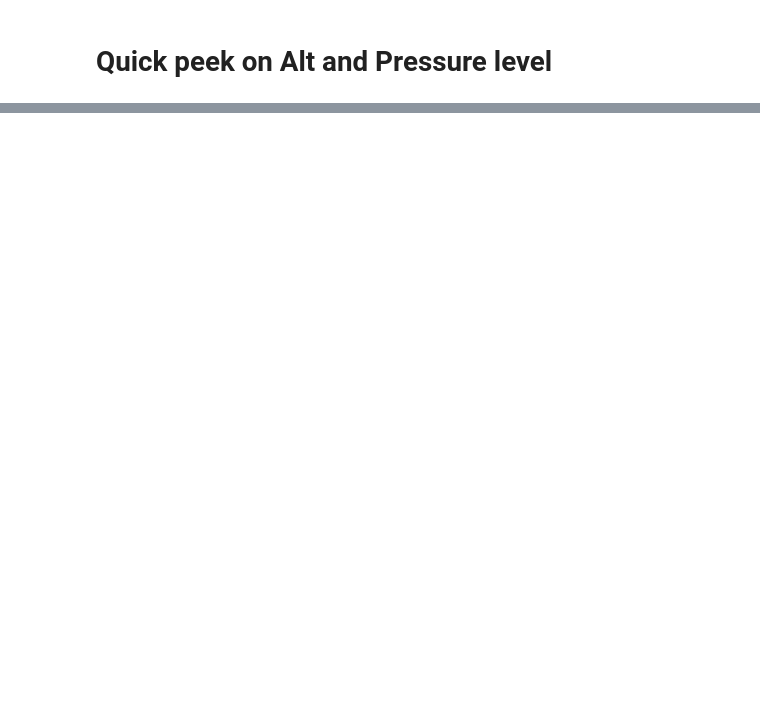
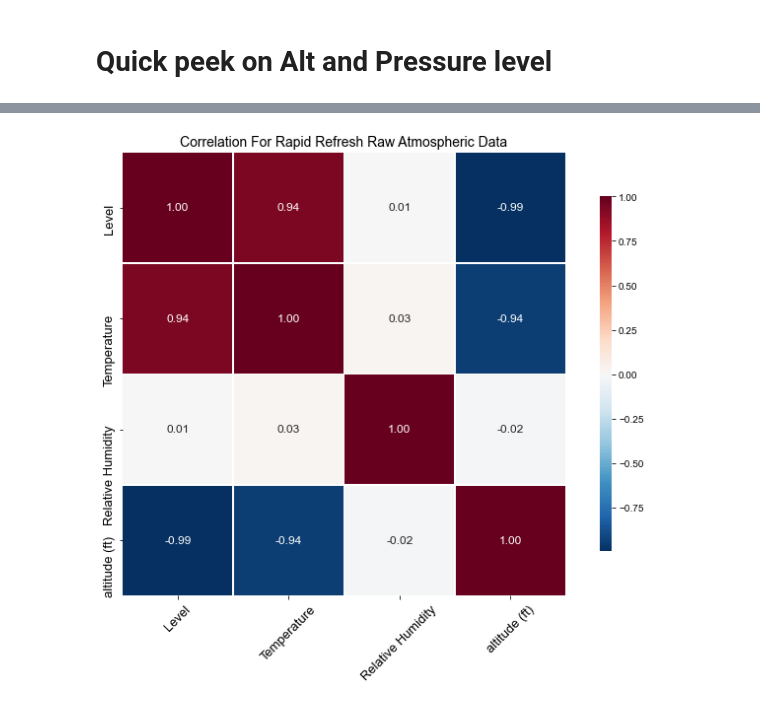
Before and after one commit to Fraolabebe/Team-SkySci-Analytics, a Jupyter notebook: Atmospheric Data Scraper/MonthlyAtmosphericData - Cleanup.ipynb, the cells around one changed output, grey strips where cells are left out. Drawn from its saved outputs; the diff is of its cells as text; code cells hidden in the pictures; blank space fills up the shorter version.

```diff
--- a/Atmospheric Data Scraper/MonthlyAtmosphericData - Cleanup.ipynb
+++ b/Atmospheric Data Scraper/MonthlyAtmosphericData - Cleanup.ipynb
@@ -213,25 +205,27 @@ plt.show()
 # %%
-corr_data = clean_data[['Level', 'Temperature', 'Humidity','altitude (ft)','Dewpt' ]]
+corr_data = clean_data[['Level', 'Temperature', 'Relative Humidity','altitude (ft)' ]]
 # Calculate the correlation matrix
 correlation_matrix = corr_data.corr()
 
 # Set the size of the plot (optional)
 plt.figure(figsize=(10, 8))
 
 # Generate the heatmap with some customizations
 sns.heatmap(correlation_matrix, annot=True, cmap='RdBu_r', fmt='.2f', linewidths=0.5,
             annot_kws={"size": 12}, square=True, cbar=True, cbar_kws={"shrink": 0.8, "aspect": 30})
 
 
 sns.set_style('white')
 sns.set_palette('gray')
 plt.grid(False)
 
 plt.title('Correlation For Rapid Refresh Raw Atmospheric Data', fontsize=14)
 # Adjust tick label font size and rotation
 plt.xticks(fontsize=13, rotation=45)
 plt.yticks(fontsize=13)
 
 # Show the plot
 plt.tight_layout()
 plt.show()
+# %% [output]
+[figure, added]
```
Also changed, not shown: parts of 18 cells of this notebook.
